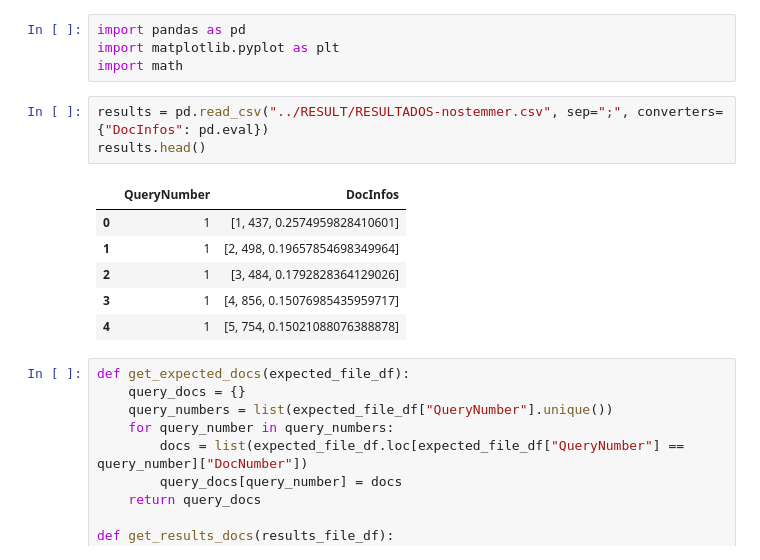
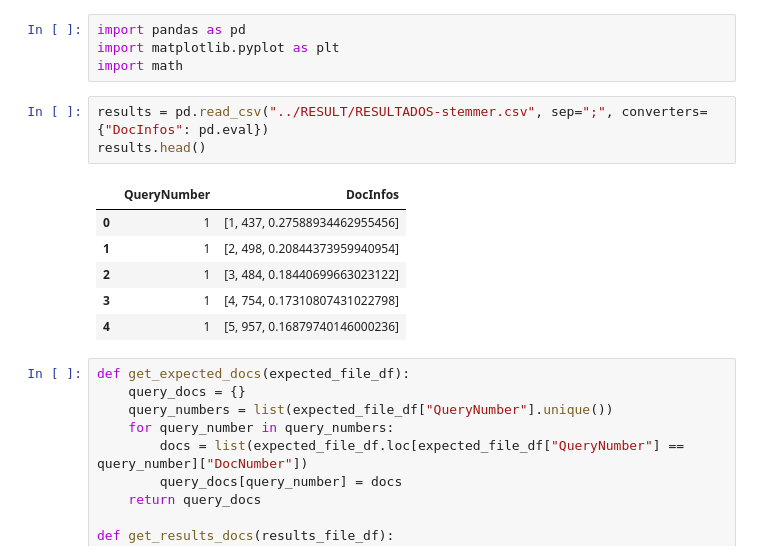
Before and after one commit to SylvioMello/BuscaEMineracaoDeTexto, a Jupyter notebook: TrabalhoIndividual/SRC/AvaliacaoModeloRI.ipynb, the cells around one changed output. Cells and saved outputs as stored; diff of their text form.

```diff
--- a/TrabalhoIndividual/SRC/AvaliacaoModeloRI.ipynb
+++ b/TrabalhoIndividual/SRC/AvaliacaoModeloRI.ipynb
@@ -3,15 +3,15 @@ import pandas as pd
 import matplotlib.pyplot as plt
 import math
 # %%
-results = pd.read_csv("../RESULT/RESULTADOS-nostemmer.csv", sep=";", converters={"DocInfos": pd.eval})
+results = pd.read_csv("../RESULT/RESULTADOS-stemmer.csv", sep=";", converters={"DocInfos": pd.eval})
 results.head()
 # %% [output]
 |  | QueryNumber | DocInfos |
-| 0 | 1 | [1, 437, 0.2574959828410601] |
-| 1 | 1 | [2, 498, 0.19657854698349964] |
-| 2 | 1 | [3, 484, 0.1792828364129026] |
-| 3 | 1 | [4, 856, 0.15076985435959717] |
-| 4 | 1 | [5, 754, 0.15021088076388878] |
+| 0 | 1 | [1, 437, 0.27588934462955456] |
+| 1 | 1 | [2, 498, 0.20844373959940954] |
+| 2 | 1 | [3, 484, 0.18440699663023122] |
+| 3 | 1 | [4, 754, 0.17310807431022798] |
+| 4 | 1 | [5, 957, 0.16879740146000236] |
 # %%
 def get_expected_docs(expected_file_df):
     query_docs = {}
```
Also changed, not shown: parts of 5 cells of this notebook, 2 other files.
